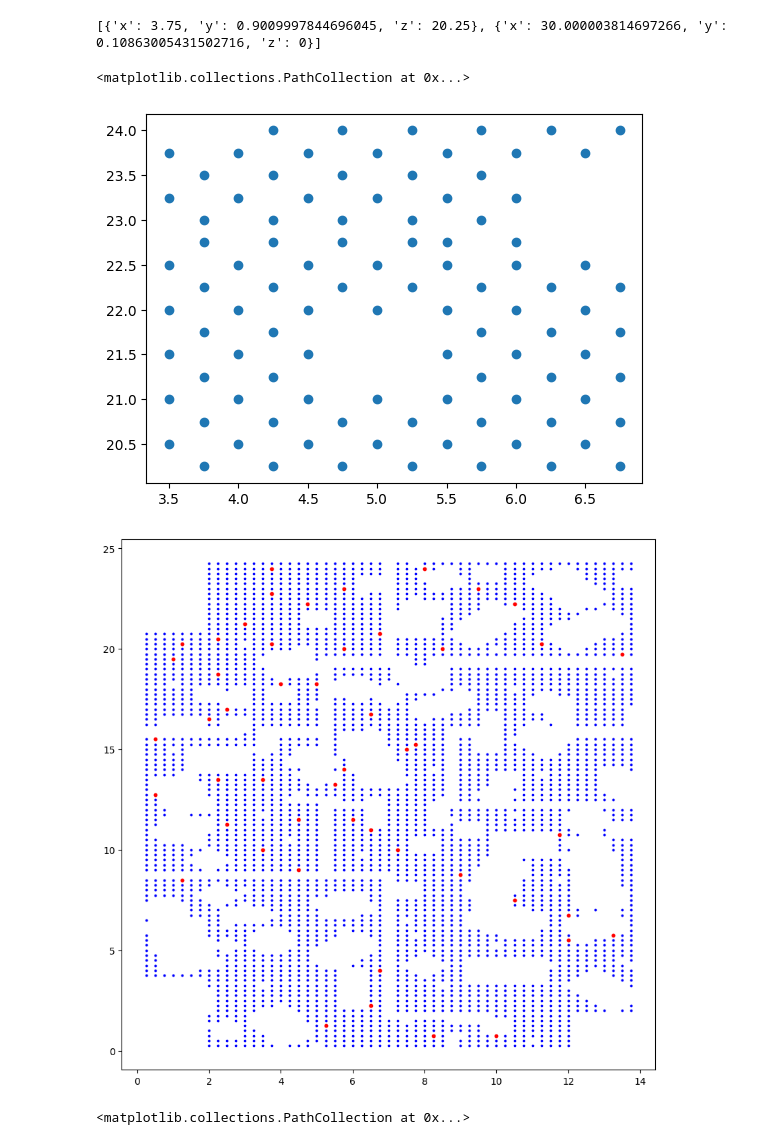
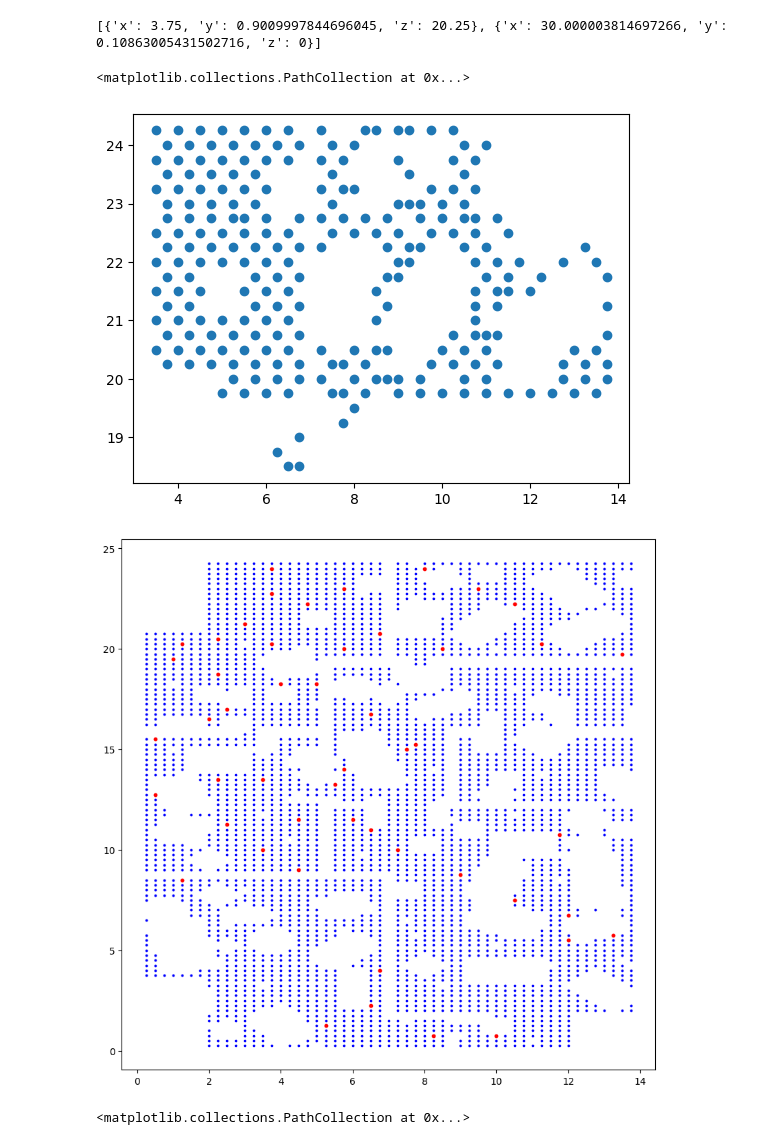
Before and after one commit to aneeshc12/Change_detection, a Jupyter notebook: viz_8room.ipynb, the cells around one changed output. Saved outputs shown, nothing was run; the diff lists cells and outputs as text; code cells hidden in the pictures.

```diff
--- a/viz_8room.ipynb
+++ b/viz_8room.ipynb
@@ -49,16 +49,17 @@ poses = getAllPoses()
 # %%
 poses1 = getAllPoses()
 p = poses[:1000:20]
 
-k=200
-plt.scatter(poses[:k,0], poses[:k,-1])
+j=0
+k=250
+plt.scatter(poses[j:k,0], poses[j:k,-1])
 
 plt.figure(figsize=(10,10))
 plt.scatter(poses[:,0], poses[:,-1], c='b', s=3)
 plt.scatter(p[:,0], p[:,-1],c='r', s=10)
 # %% [output]
 <matplotlib.collections.PathCollection at 0x...>
-[figure, old version]
+[figure, new version]
 [figure]
 # %%
 poses2 = getAllPoses("/scratch/aneesh.chavan/8room/8-room-v1/2/pose")
```
Also changed, not shown: 2 other files.
